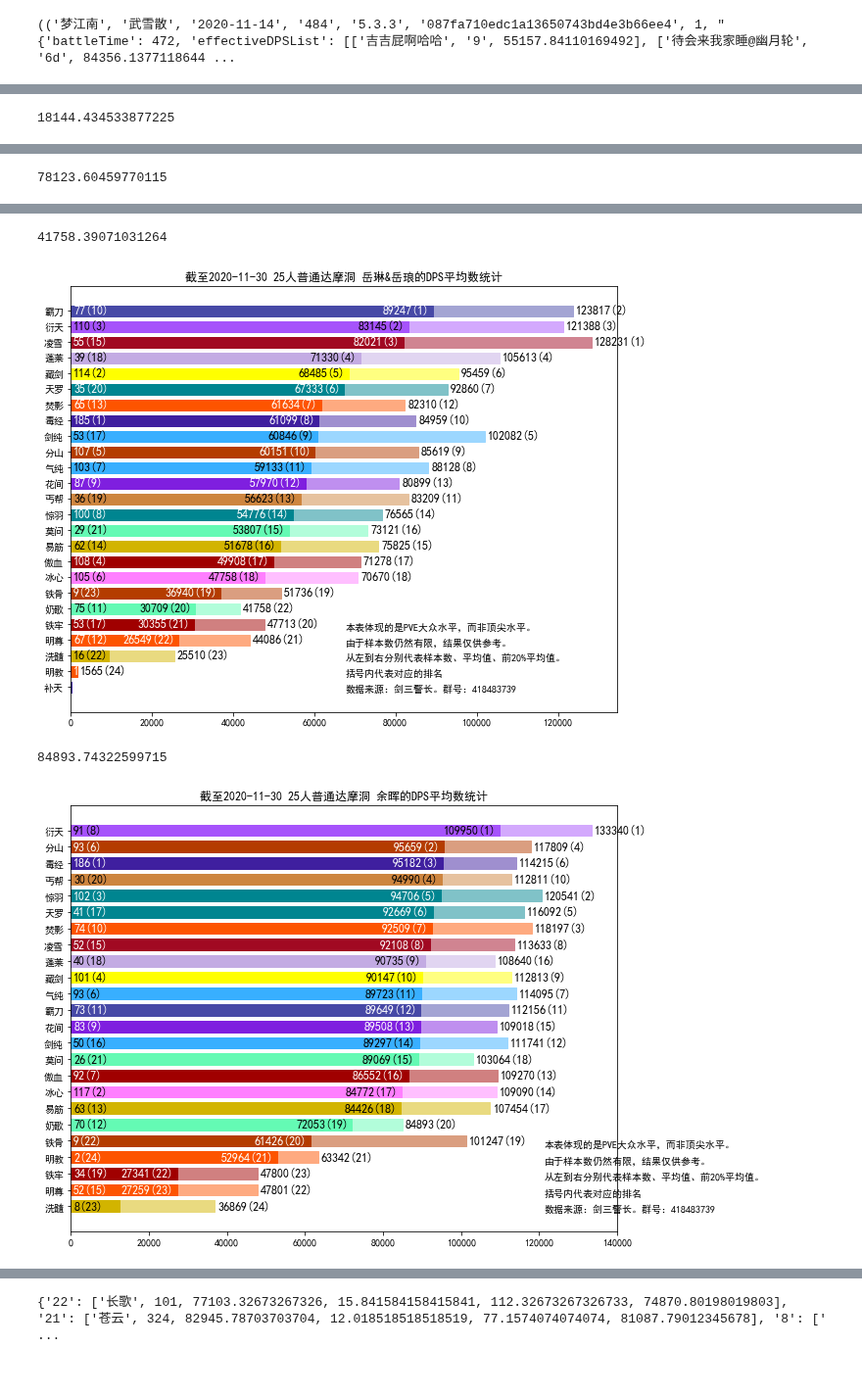
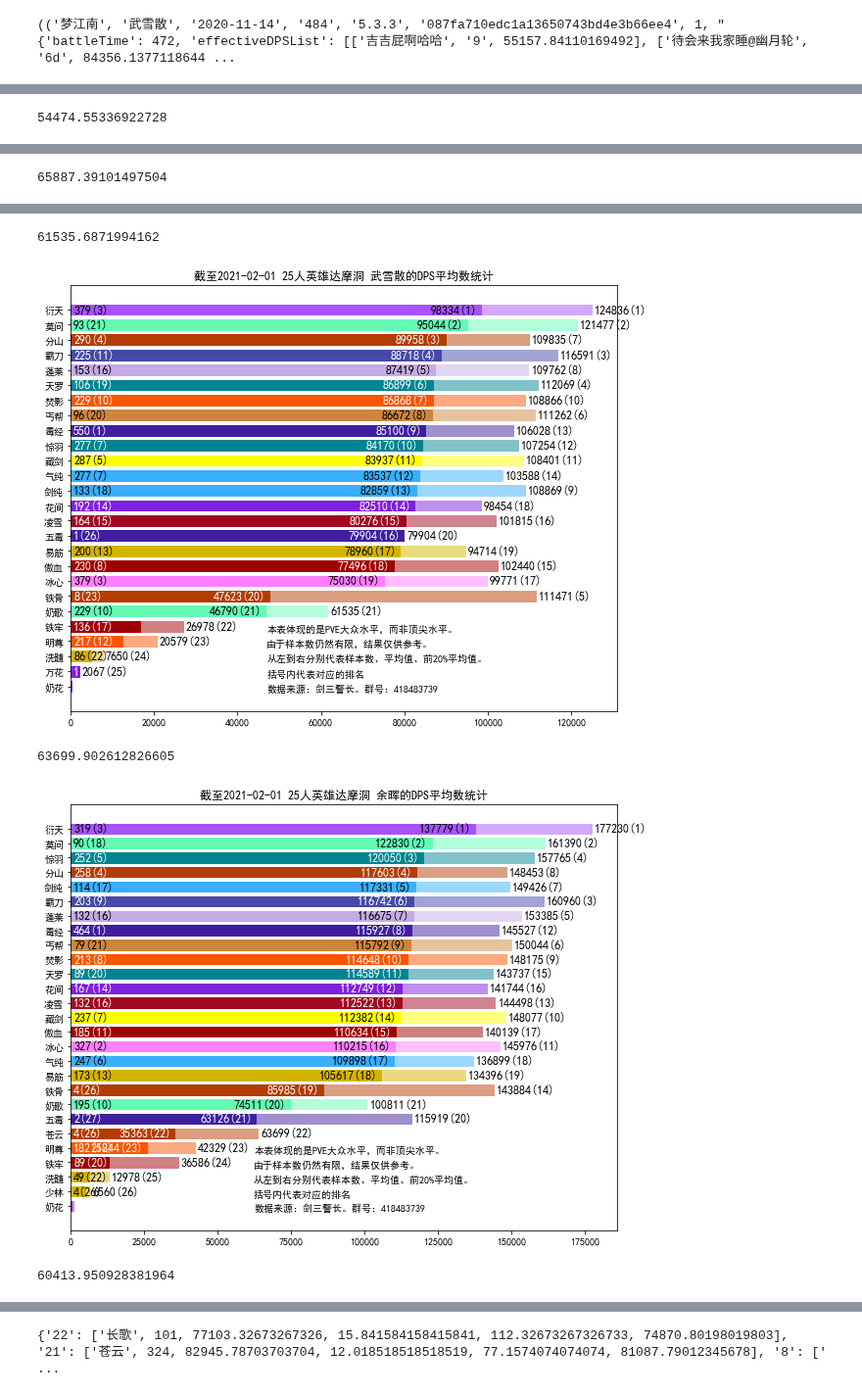
Before and after one commit to moeheart/jx3bla, a Jupyter notebook: notebooks/testCalDps.ipynb, the cells around one changed output, grey strips where cells are left out. Shown at 98% size. Drawn from its saved outputs; the diff is of its cells as text; code cells hidden in the pictures.

```diff
--- a/notebooks/testCalDps.ipynb
+++ b/notebooks/testCalDps.ipynb
@@ -30,9 +30,9 @@ cursor.execute(sql)
 result = cursor.fetchall()
 # %%
 edition = "5.1.0"
-mapdetail = "25人普通达摩洞"
+mapdetail = "25人英雄达摩洞"
 
-sql = """SELECT * FROM ActorStat WHERE edition>='%s' AND mapdetail='483' and win=1"""%edition
+sql = """SELECT * FROM ActorStat WHERE edition>='%s' AND mapdetail='484' and win=1"""%edition
 cursor.execute(sql)
 result = cursor.fetchall()
 # %%
@@ -251,7 +251,7 @@ for name in bossDict:
     plt.annotate("数据来源：剑三警长。群号：418483739", (barlist2[4].get_width() + 20000, barlist[0].get_y()))
 
     bossID = {"余晖": 1, "宓桃":2, "武雪散": 3, "猿飞": 4, "哑头陀": 5, "岳琳&岳琅":6, "提多罗吒": 5}[name]
-    plt.title('截至2020-11-30 %s %s的DPS平均数统计'%(mapdetail, name))
+    plt.title('截至2021-02-01 %s %s的DPS平均数统计'%(mapdetail, name))
     plt.savefig("pt%d.png"%bossID)
     plt.show()
 # %% [output]
@@ -262 +262 @@ for name in bossDict:
-18144.434533877225
+54474.55336922728
@@ -264 +264 @@ for name in bossDict:
-78123.60459770115
+65887.39101497504
@@ -266,4 +266,5 @@ for name in bossDict:
-41758.39071031264
+61535.6871994162
-[figure, old version]
+[figure, new version]
-84893.74322599715
+63699.902612826605
-[figure, old version]
+[figure, new version]
+60413.950928381964
```
Also changed, not shown: parts of 2 cells of this notebook, 5 other files.
